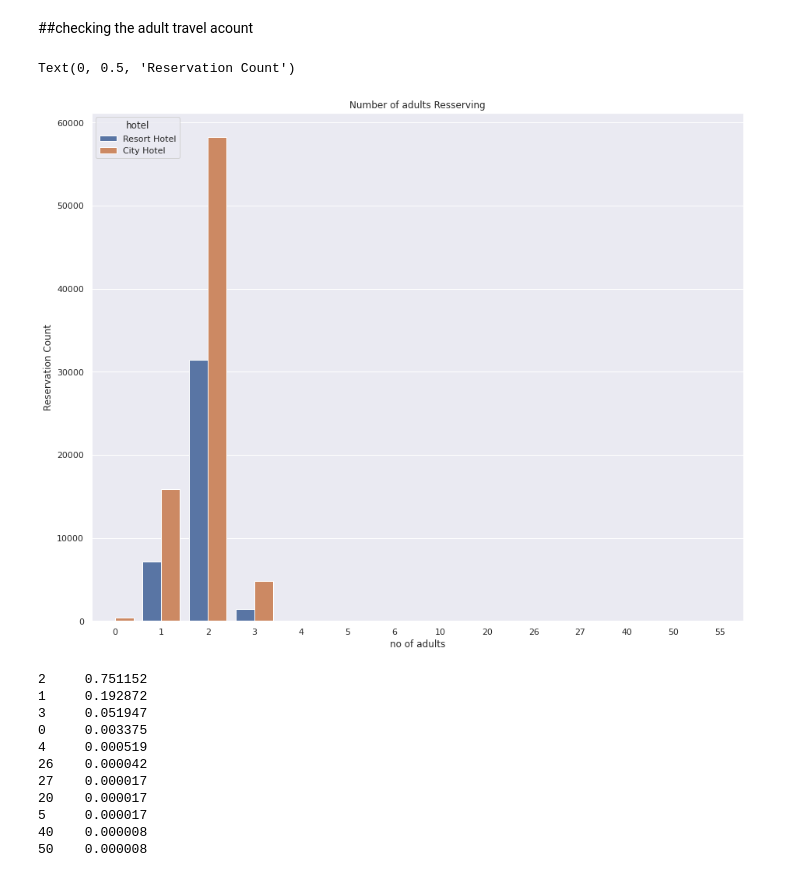
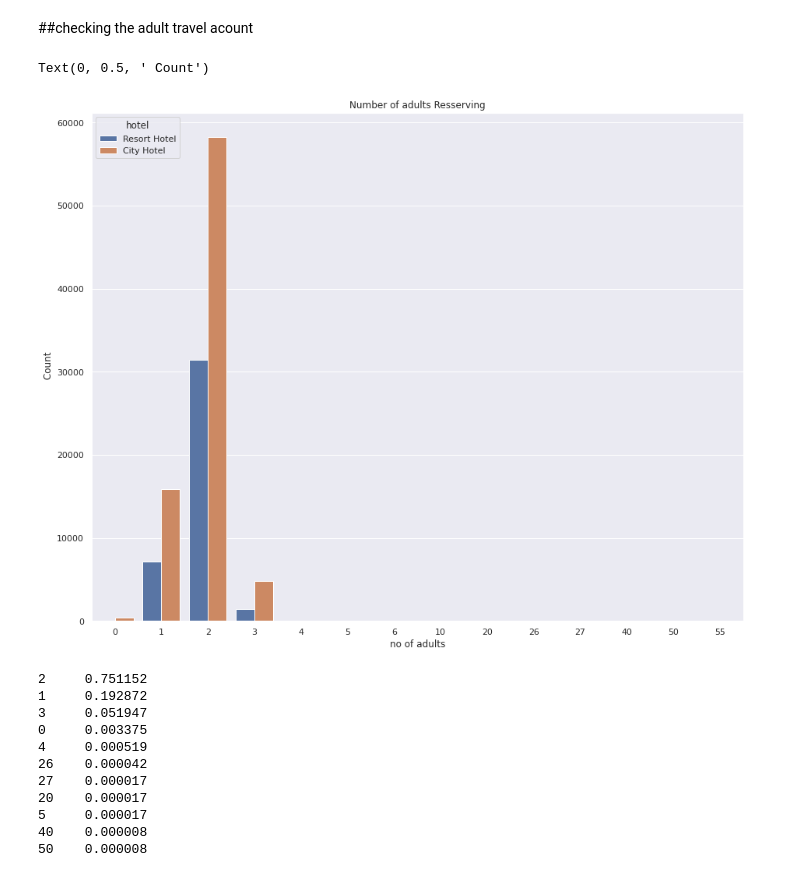
Before and after one commit to Almabette/HotelBookingAnalysis, a Jupyter notebook: Copy_of_Copy_of_Hotel_Booking_Analysis_Capstone_Project.ipynb, the cells around one changed output. Cells and saved outputs as stored; diff of their text form; code cells hidden in the pictures.

```diff
--- a/Copy_of_Copy_of_Hotel_Booking_Analysis_Capstone_Project.ipynb
+++ b/Copy_of_Copy_of_Hotel_Booking_Analysis_Capstone_Project.ipynb
@@ -209,3 +169,7 @@ dtype: int64
+# %%
+df.fillna({'country':'unknown'},inplace=True)
+# %%
+df.fillna({'children':'unknown'},inplace=True)
 # %%
 df.info()
 # %% [output]
@@ -466,13 +430,13 @@ Name: reservation_status, dtype: float64
 ##checking  the adult travel acount
 # %%
 sns.set(rc={'figure.figsize':(15,12)})
-graph=sns.countplot(x='adults',hue='hotel',data=df)
-graph.set(title='Number of adults Resserving')
-graph.set_xlabel("no of adults",fontsize=12)
-graph.set_ylabel("Reservation Count",fontsize=12)
+adult=sns.countplot(x='adults',hue='hotel',data=df)
+adult.set(title='Number of adults Resserving')
+adult.set_xlabel("no of adults",fontsize=12)
+adult.set_ylabel(" Count",fontsize=12)
 # %% [output]
-Text(0, 0.5, 'Reservation Count')
+Text(0, 0.5, ' Count')
-[figure, old version]
+[figure, new version]
 # %%
 df['adults'].value_counts(normalize=True)
 # %% [output]
```
Also changed, not shown: parts of 21 cells of this notebook.
